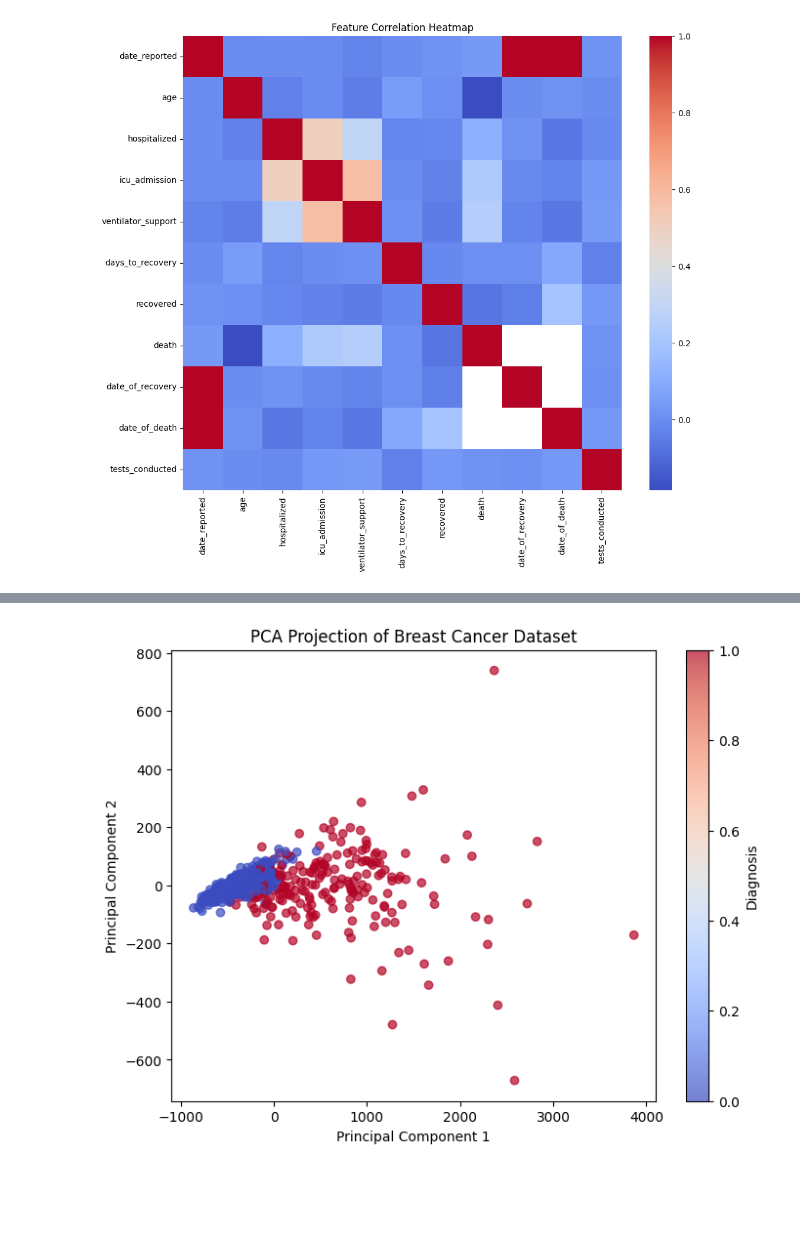
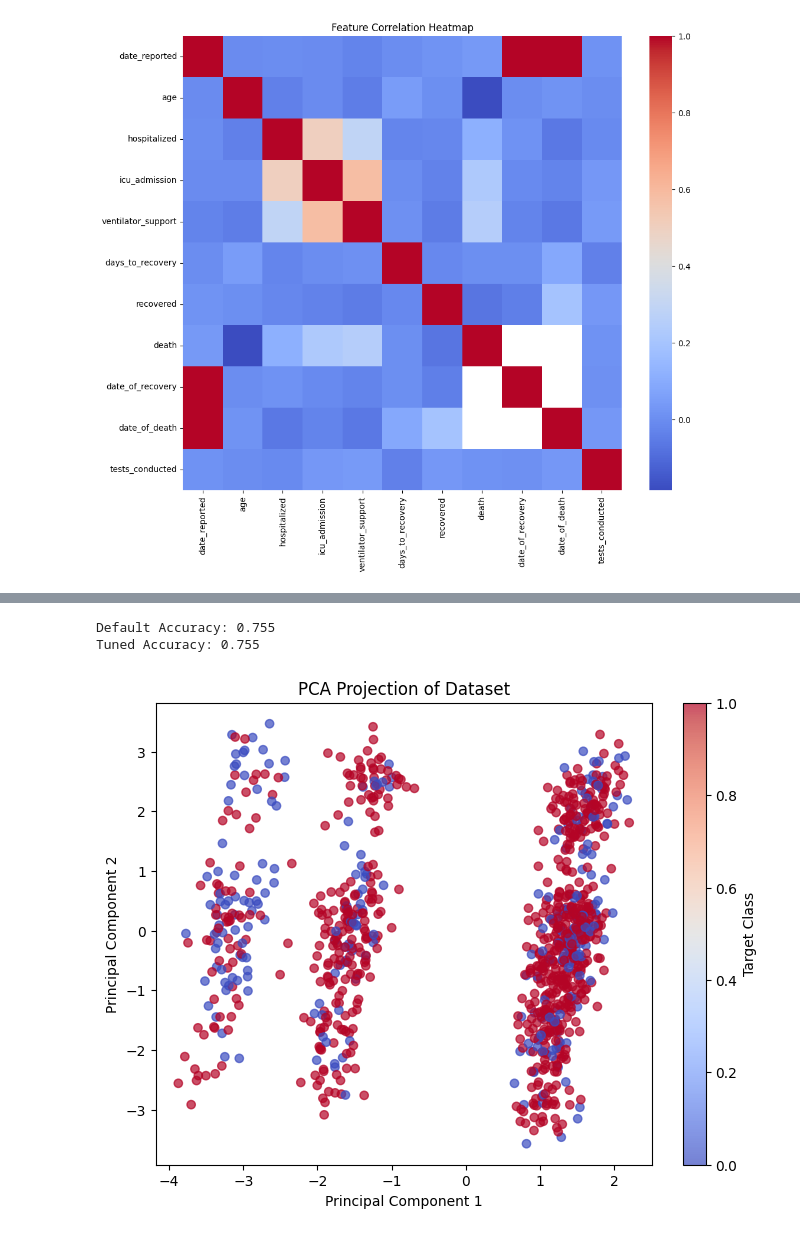
Before and after one commit to MathusiganSenthan/machine-learning-Group-Pro, a Jupyter notebook: model.ipynb, the cells around one changed output, grey strips where cells are left out. Drawn from its saved outputs; the diff is of its cells as text; code cells hidden in the pictures; blank space fills up the shorter version.

```diff
--- a/model.ipynb
+++ b/model.ipynb
@@ -159,19 +159,39 @@ best_model.fit(X_train, y_train)
 
 # Predict
 y_pred = best_model.predict(X_test)
+# %%
+# Default model
+default_model = RandomForestClassifier(random_state=42)
+default_model.fit(X_train, y_train)
+default_pred = default_model.predict(X_test)
+
+print("Default Accuracy:", accuracy_score(y_test, default_pred))
+print("Tuned Accuracy:", accuracy_score(y_test, y_pred))
+# %% [output]
+Default Accuracy: 0.755
+Tuned Accuracy: 0.755
 # %%
 from sklearn.decomposition import PCA
+from sklearn.preprocessing import StandardScaler
 import matplotlib.pyplot as plt
 
+# Scale data (IMPORTANT for PCA)
+scaler = StandardScaler()
+X_scaled = scaler.fit_transform(X)
+
+# Apply PCA
 pca = PCA(n_components=2)
-X_pca = pca.fit_transform(X)
+X_pca = pca.fit_transform(X_scaled)
 
+# Plot
 plt.figure(figsize=(8,6))
 plt.scatter(X_pca[:, 0], X_pca[:, 1], c=y, cmap='coolwarm', alpha=0.7)
-plt.title("PCA Projection of Breast Cancer Dataset")
+
+plt.title("PCA Projection of Dataset")
 plt.xlabel("Principal Component 1")
 plt.ylabel("Principal Component 2")
-plt.colorbar(label="Diagnosis")
+plt.colorbar(label="Target Class")
+
 plt.show()
 # %% [output]
-[figure, old version]
+[figure, new version]
```
Also changed, not shown: parts of 1 cell of this notebook.
